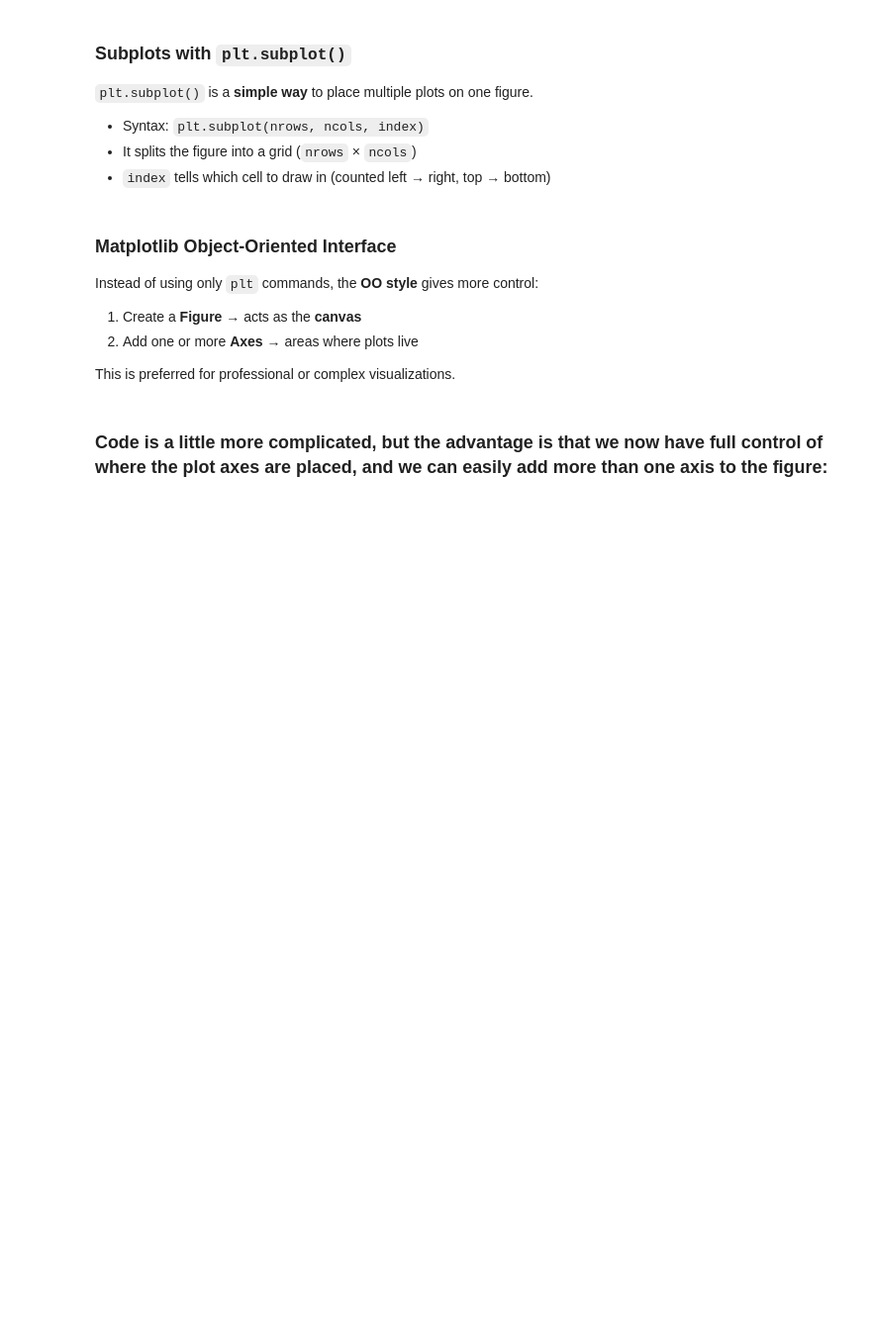
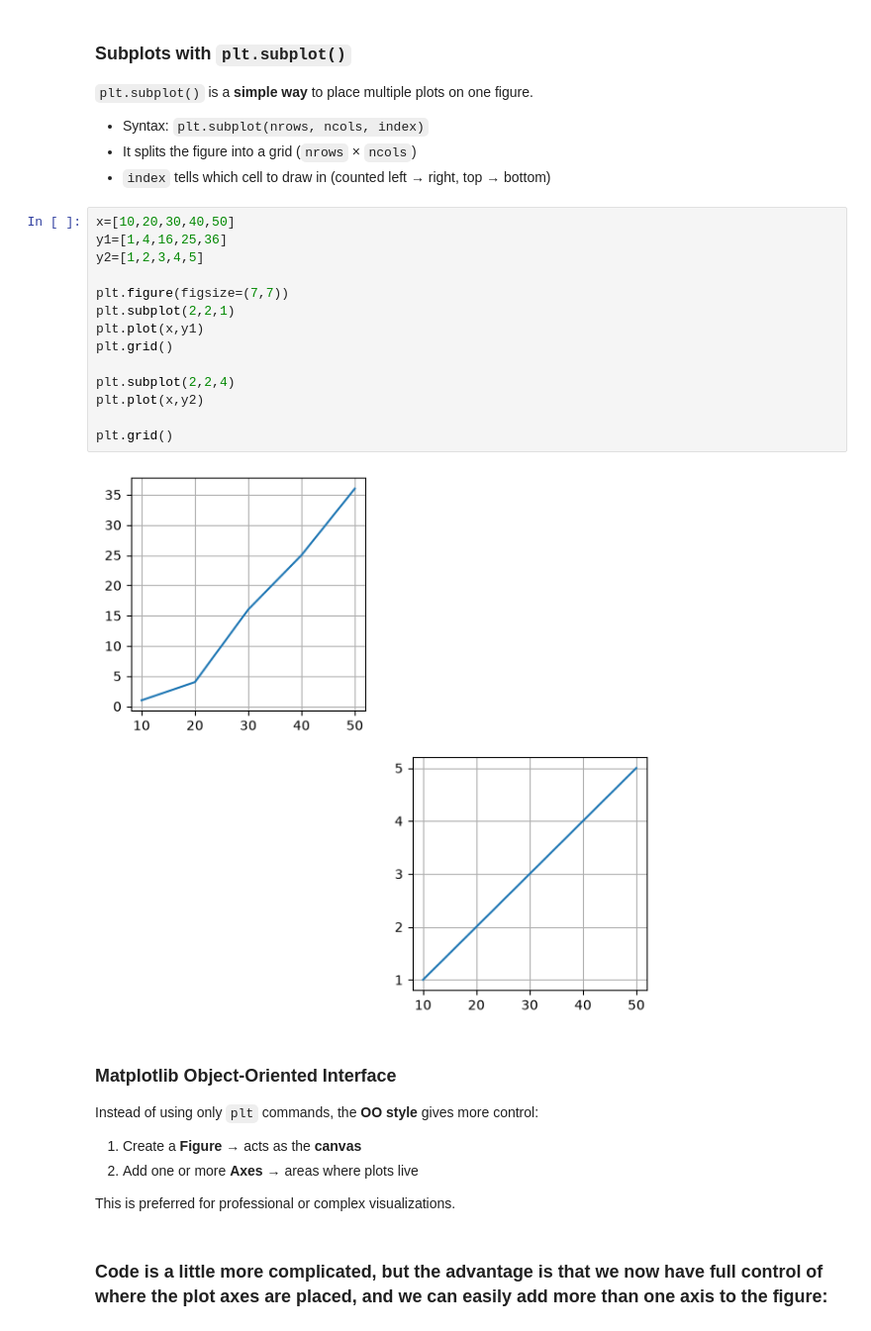
Before and after one commit to DhruvPanchal0312/Data-Science-and-Analysis-With-GenAI, a Jupyter notebook: MATPLOTLIB/Matplotlib_class1.ipynb, the cells around one changed output. Shown at 99% size. Drawn from its saved outputs; the diff is of its cells as text; blank space fills up the shorter version.

```diff
--- a/MATPLOTLIB/Matplotlib_class1.ipynb
+++ b/MATPLOTLIB/Matplotlib_class1.ipynb
@@ -82,6 +87,22 @@ plt.plot(x,y)
 - Syntax: `plt.subplot(nrows, ncols, index)`
 - It splits the figure into a grid (`nrows` × `ncols`)
 - `index` tells which cell to draw in (counted left → right, top → bottom)
+# %%
+x=[10,20,30,40,50]
+y1=[1,4,16,25,36]
+y2=[1,2,3,4,5]
+
+plt.figure(figsize=(7,7))
+plt.subplot(2,2,1)
+plt.plot(x,y1)
+plt.grid()
+
+plt.subplot(2,2,4)
+plt.plot(x,y2)
+
+plt.grid()
+# %% [output]
+[figure, added]
 # %% [markdown]
 ### Matplotlib Object-Oriented Interface
 
```
Also changed, not shown: parts of 1 cell of this notebook, 1 other file.
